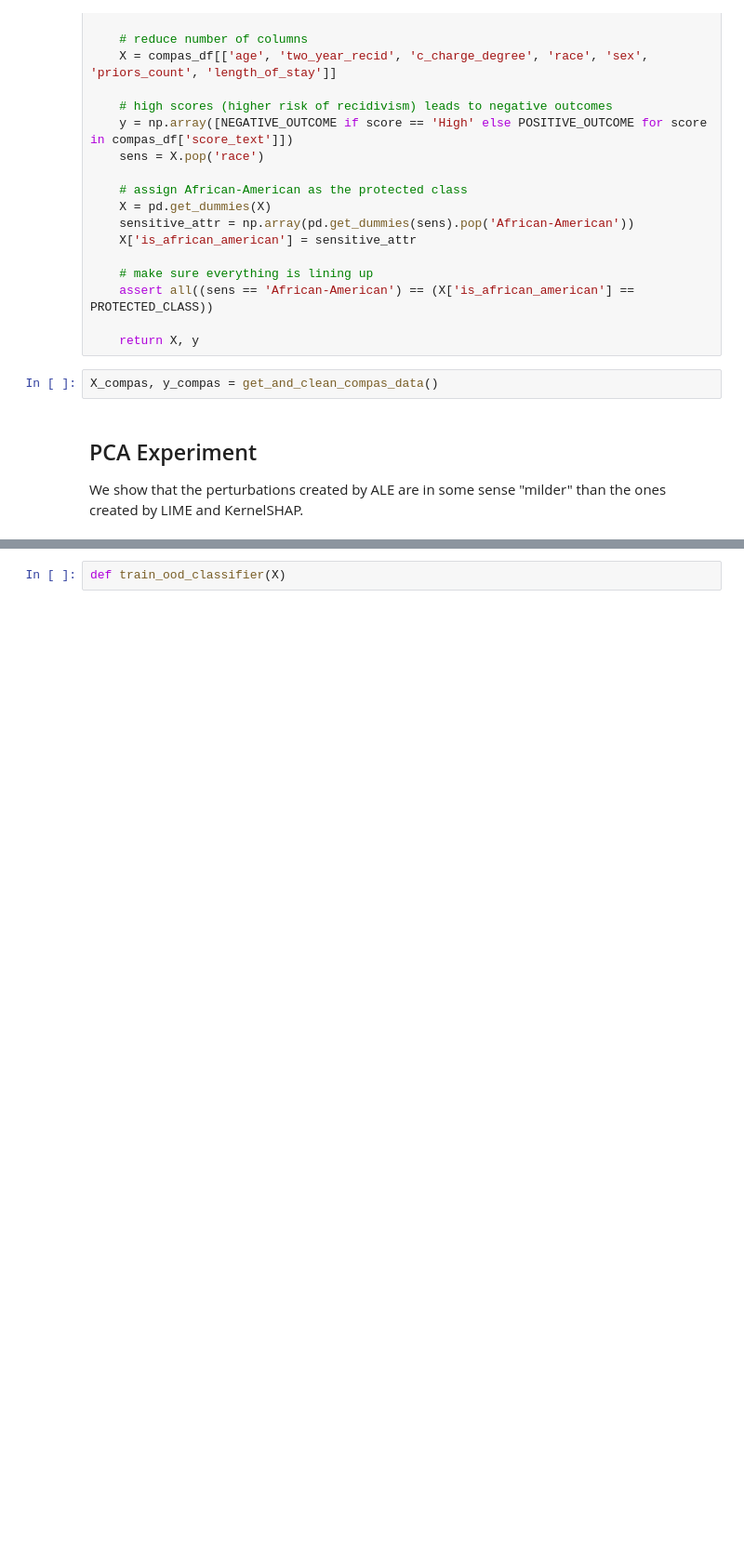
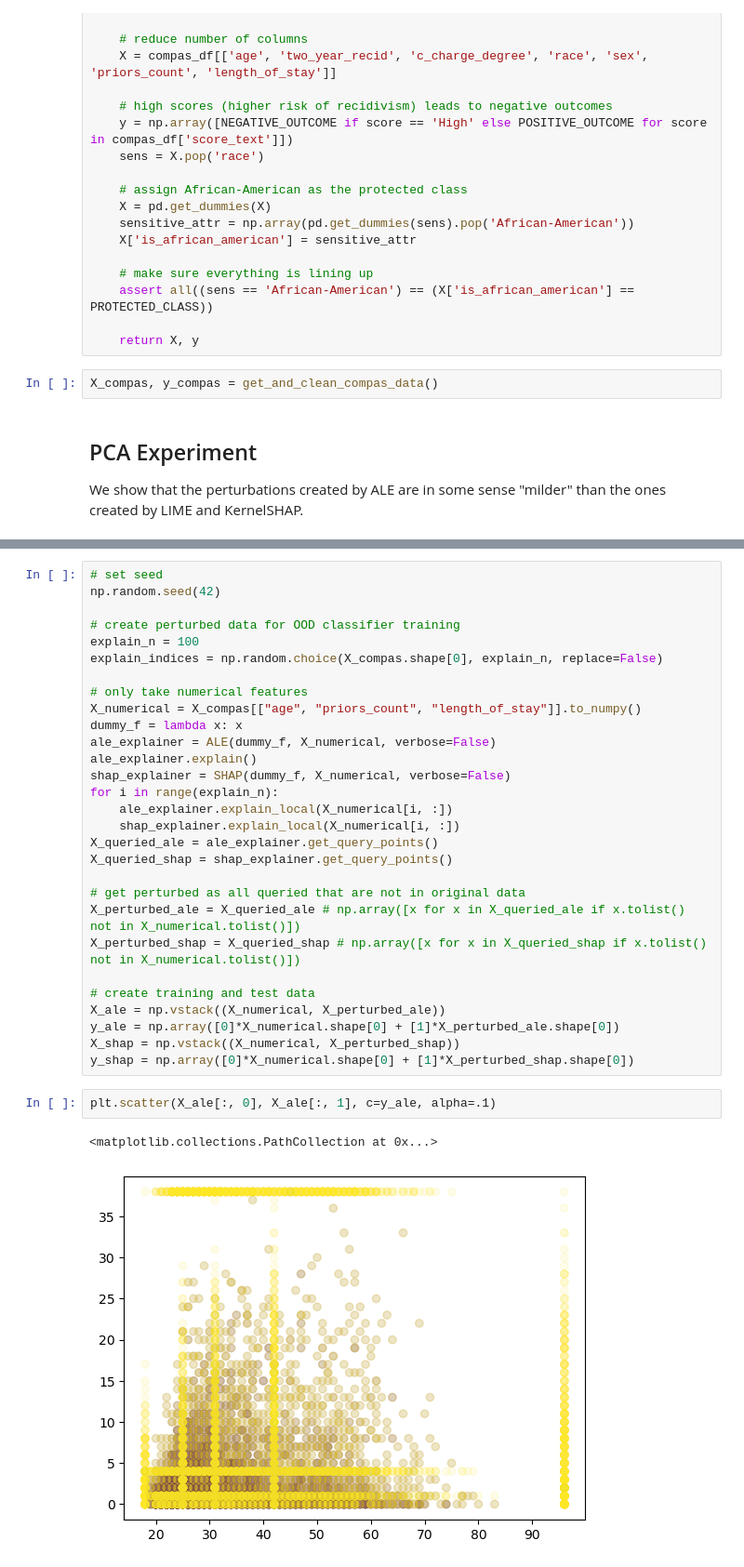
Before and after one commit to dawsonren/ExplainableML, a Jupyter notebook: adversarial.ipynb, the cells around one changed output, grey strips where cells are left out. Shown at 93% size. Drawn from its saved outputs; the diff is of its cells as text; blank space fills up the shorter version.

```diff
--- a/adversarial.ipynb
+++ b/adversarial.ipynb
@@ -91,2 +120,34 @@ plot_2d_compas_pca(X_compas, SHAP, explain_n=1000)
 # %%
-def train_ood_classifier(X)
+# set seed
+np.random.seed(42)
+
+# create perturbed data for OOD classifier training
+explain_n = 100
+explain_indices = np.random.choice(X_compas.shape[0], explain_n, replace=False)
+
+# only take numerical features
+X_numerical = X_compas[["age", "priors_count", "length_of_stay"]].to_numpy()
+dummy_f = lambda x: x
+ale_explainer = ALE(dummy_f, X_numerical, verbose=False)
+ale_explainer.explain()
+shap_explainer = SHAP(dummy_f, X_numerical, verbose=False)
+for i in range(explain_n):
+    ale_explainer.explain_local(X_numerical[i, :])
+    shap_explainer.explain_local(X_numerical[i, :])
+X_queried_ale = ale_explainer.get_query_points()
+X_queried_shap = shap_explainer.get_query_points()
+
+# get perturbed as all queried that are not in original data
+X_perturbed_ale = X_queried_ale # np.array([x for x in X_queried_ale if x.tolist() not in X_numerical.tolist()])
+X_perturbed_shap = X_queried_shap # np.array([x for x in X_queried_shap if x.tolist() not in X_numerical.tolist()])
+
+# create training and test data
+X_ale = np.vstack((X_numerical, X_perturbed_ale))
+y_ale = np.array([0]*X_numerical.shape[0] + [1]*X_perturbed_ale.shape[0])
+X_shap = np.vstack((X_numerical, X_perturbed_shap))
+y_shap = np.array([0]*X_numerical.shape[0] + [1]*X_perturbed_shap.shape[0])
+# %%
+plt.scatter(X_ale[:, 0], X_ale[:, 1], c=y_ale, alpha=.1)
+# %% [output]
+<matplotlib.collections.PathCollection at 0x...>
+[figure, added]
```
Also changed, not shown: parts of 10 cells of this notebook, 3 other files.
